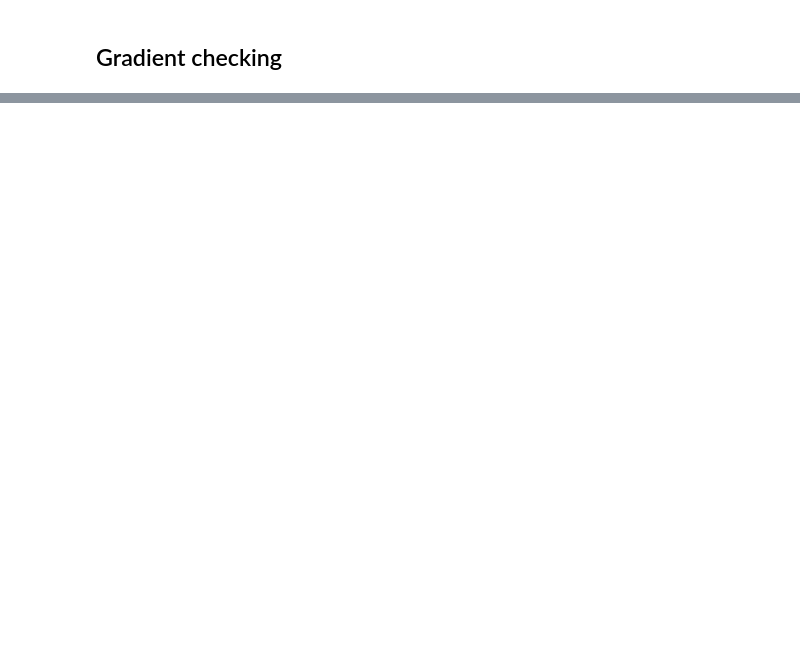
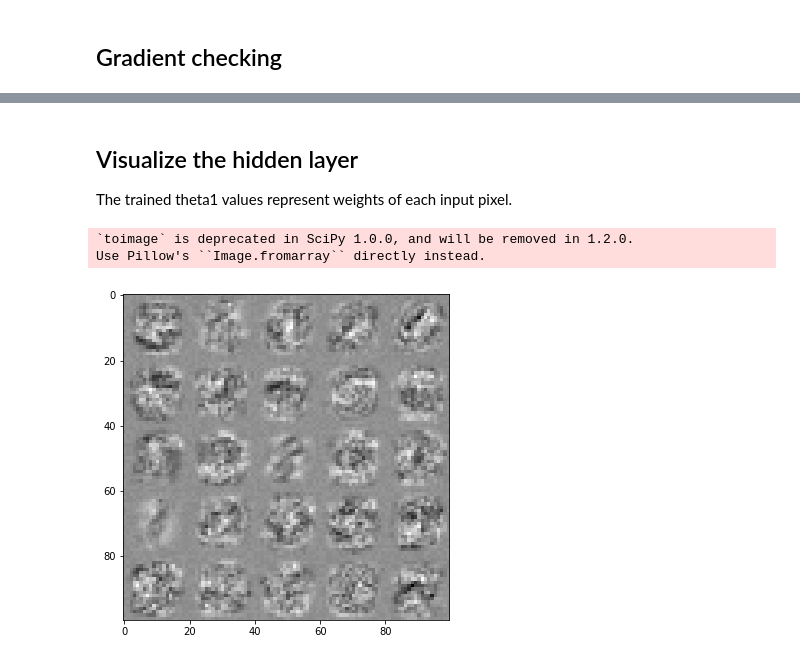
Before and after one commit to jhselvik/machine-learning-coursera, a Jupyter notebook: neural-networks/Neural-Networks.ipynb, the cells around one changed output, grey strips where cells are left out. Drawn from its saved outputs; the diff is of its cells as text; code cells hidden in the pictures; blank space fills up the shorter version.

Commit message:
Add hidden layer visualization and clean notebook

```diff
--- a/neural-networks/Neural-Networks.ipynb
+++ b/neural-networks/Neural-Networks.ipynb
@@ -74,6 +75,20 @@ def sigmoid_gradient(z):
 K - number of units (excluding the bias) in layer l
 # %%
 def forward_propagate(X, theta1, theta2):
+    """Given a set of examples and weights, compute the forward prop arrays.
+
+    This is a vectorized solution!
+
+    :param numpy.ndarray X: 5000 examples (rows) with 401 input values as vectors
+    :param numpy.ndarray theta1: 25 hidden units receive 401 values
+    :param numpy.ndarray theta2: 10 output units receive 26 values
+
+    :returns: a1 - 5000 examples with 401 activation values for input layer
+    :returns: z2 - 25 hidden layer values for each of the 5000 examples
+    :returns: a2 - 5000 examples with 26 activation values for hidden layer
+    :returns: z3 - 10 output layer values for each of the 5000 examples
+    :returns: a3 - 5000 examples with 10 activation values (probabilities) for each output class
+    """
     m = X.shape[0]  # 5000
     a1 = X          # 5000x401, 5000 examples with 401 units to map to next layer
 
@@ -264,0 +310,38 @@ Example 8928: gradient 7.450661510004263e-06 ~= approximate 6.264801455380109e-0
+# %% [markdown]
+## Visualize the hidden layer
+The trained theta1 values represent weights of each input pixel.
+# %%
+import scipy.misc
+import matplotlib.cm as cm
+
+def display_hidden_layer(thetas):
+    """Quick way to visualize hidden layer, but uses depricated functions."""
+    # remove bias unit
+    params = thetas[:, 1:]
+    assert params.shape == (25, 400)
+
+    width, height = 20, 20
+    nrows, ncolumns = 5, 5
+    big_picture = np.zeros((height*nrows, width*ncolumns))
+
+    irow, icolumn = 0, 0
+    for row in params:
+        if icolumn == ncolumns:
+            irow += 1
+            icolumn = 0
+
+        # create visualization
+        square = row.reshape(20, 20).T
+        big_picture[irow*height:irow*height+square.shape[0],
+                    icolumn*width:icolumn*width+square.shape[1]] = square
+        icolumn += 1
+
+    fig = plt.figure(figsize=(6, 6))
+    img = scipy.misc.toimage(big_picture)
+    plt.imshow(img, cmap=cm.Greys_r)
+# %%
+display_hidden_layer(opt_theta1)
+# %% [output]
+`toimage` is deprecated in SciPy 1.0.0, and will be removed in 1.2.0.
+Use Pillow's ``Image.fromarray`` directly instead.
+[figure, added]
```
Also changed, not shown: parts of 20 cells of this notebook.
